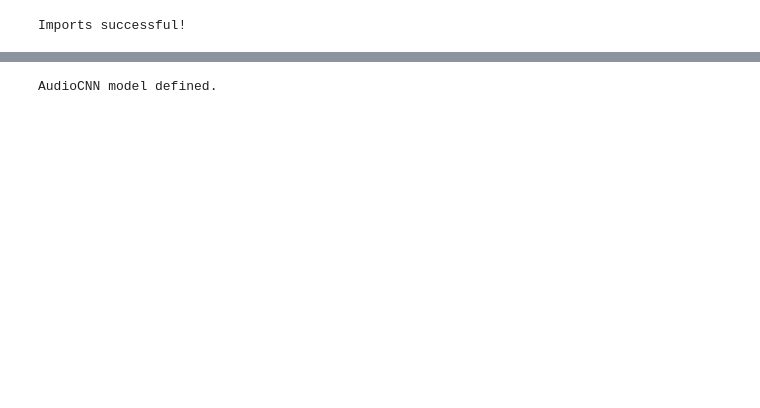
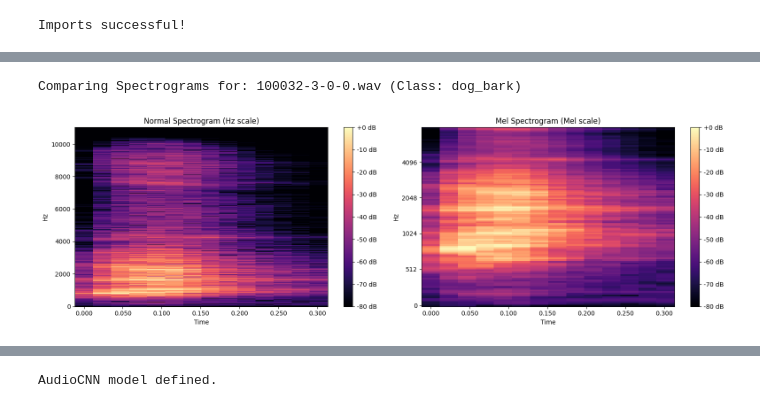
Before and after one commit to dey-rj/Audio-Classification-Using-CNN, a Jupyter notebook: audio-classification-using-cnn.ipynb, the cells around one changed output, grey strips where cells are left out. Saved outputs shown, nothing was run; the diff lists cells and outputs as text; code cells hidden in the pictures; blank space fills up the shorter version.

```diff
--- a/audio-classification-using-cnn.ipynb
+++ b/audio-classification-using-cnn.ipynb
@@ -104,0 +116,36 @@ Helper functions defined.
+# %%
+# --- Function to compare Normal vs Mel Spectrograms ---
+def plot_spectrograms_side_by_side(file_path, class_label="Unknown"):
+    print(f"\nComparing Spectrograms for: {os.path.basename(file_path)} (Class: {class_label})")
+    try:
+        # Load audio
+        audio, sr = librosa.load(file_path, res_type='kaiser_fast')
+
+        # 1. Normal Spectrogram (STFT)
+        stft_spectrogram = librosa.stft(audio)
+        log_stft_spectrogram = librosa.amplitude_to_db(np.abs(stft_spectrogram), ref=np.max)
+
+        # 2. Mel Spectrogram
+        mel_spectrogram = librosa.feature.melspectrogram(y=audio, sr=sr, n_mels=N_MELS, fmax=FMAX)
+        log_mel_spectrogram = librosa.power_to_db(mel_spectrogram, ref=np.max)
+
+        # Plotting
+        fig, (ax1, ax2) = plt.subplots(1, 2, figsize=(16, 5))
+
+        # Normal Spectrogram plot
+        img1 = librosa.display.specshow(log_stft_spectrogram, sr=sr, x_axis='time', y_axis='hz', ax=ax1)
+        ax1.set_title(f'Normal Spectrogram (Hz scale)')
+        fig.colorbar(img1, ax=ax1, format='%+2.0f dB')
+
+        # Mel Spectrogram plot
+        img2 = librosa.display.specshow(log_mel_spectrogram, sr=sr, x_axis='time', y_axis='mel', ax=ax2, fmax=FMAX)
+        ax2.set_title(f'Mel Spectrogram (Mel scale)')
+        fig.colorbar(img2, ax=ax2, format='%+2.0f dB')
+
+        plt.tight_layout()
+        plt.show()
+
+    except Exception as e:
+        print(f"Error generating comparison plot for {file_path}: {e}")
+
+print("Helper functions defined.")
@@ -105 +182,13 @@ Helper functions defined.
+# %%
+# --- Plot side-by-side comparison for a sample file ---
+if not metadata_df_global.empty:
+    sample_row = metadata_df_global.iloc[0]
+    sample_file_path = os.path.join(fulldatasetpath, f"fold{sample_row['fold']}", sample_row['slice_file_name'])
+    if os.path.exists(sample_file_path):
+        plot_spectrograms_side_by_side(sample_file_path, class_label=sample_row['class'])
+    else:
+        print(f"Sample file for comparison not found at: {sample_file_path}")
+# %% [output]
+Comparing Spectrograms for: 100032-3-0-0.wav (Class: dog_bark)
+[figure, added]
 # %%
```
Also changed, not shown: parts of 24 cells of this notebook, 4 other files.
